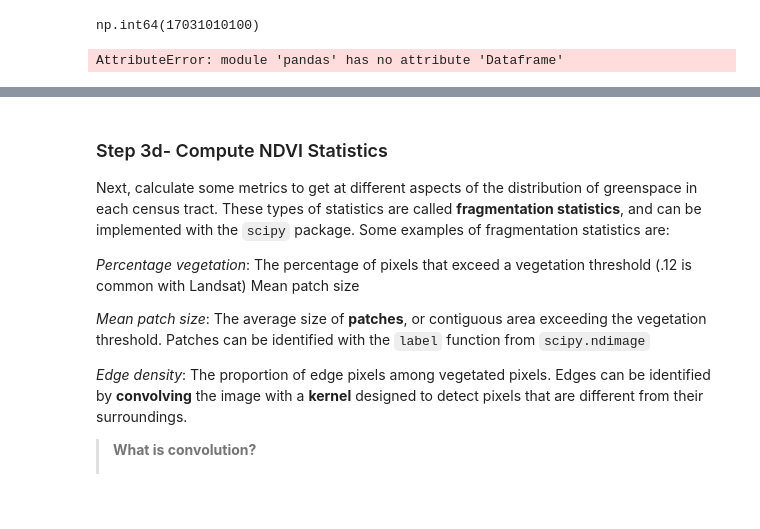
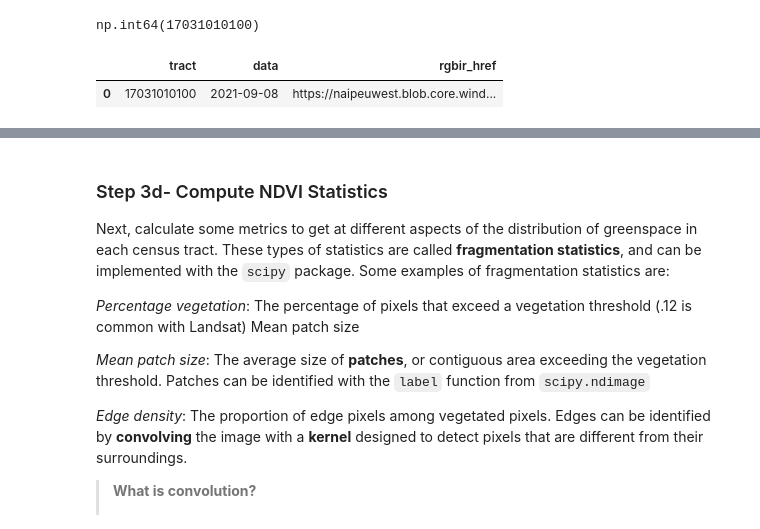
Before and after one commit to earthlab-education/spring-01-urban-greenspace-big-data-nym-veach, a Jupyter notebook: big-data.ipynb, the cells around one changed output, grey strips where cells are left out. Saved outputs shown, nothing was run; the diff lists cells and outputs as text; code cells hidden in the pictures; blank space fills up the shorter version.

```diff
--- a/big-data.ipynb
+++ b/big-data.ipynb
@@ -508,21 +508,22 @@ naip_search = e84_catalog.search(
 # %%
 ###
 list(naip_search.items())[:2]
 
 ## build a dataframe
-scene_df = pd.Dataframe(dict(
+scene_df = pd.DataFrame(dict(
 
     ## tract column
     tract = tract,
 
     ### Make date column
     data = [pd.to_datetime(scene.datetime).date()
 
             ### return the scenes (STAC items)
-            for scene in naip_search.item()],
+            for scene in naip_search.items()],
     rgbir_href =[scene.assets['image'].href for scene in naip_search.items()],
 ))
 
 scene_df
 # %% [output]
-AttributeError: module 'pandas' has no attribute 'Dataframe'
+|  | tract | data | rgbir_href |
+| 0 | 17031010100 | 2021-09-08 | https://naipeuwest.blob.core.wind... |
```
Also changed, not shown: parts of 1 cell of this notebook.
